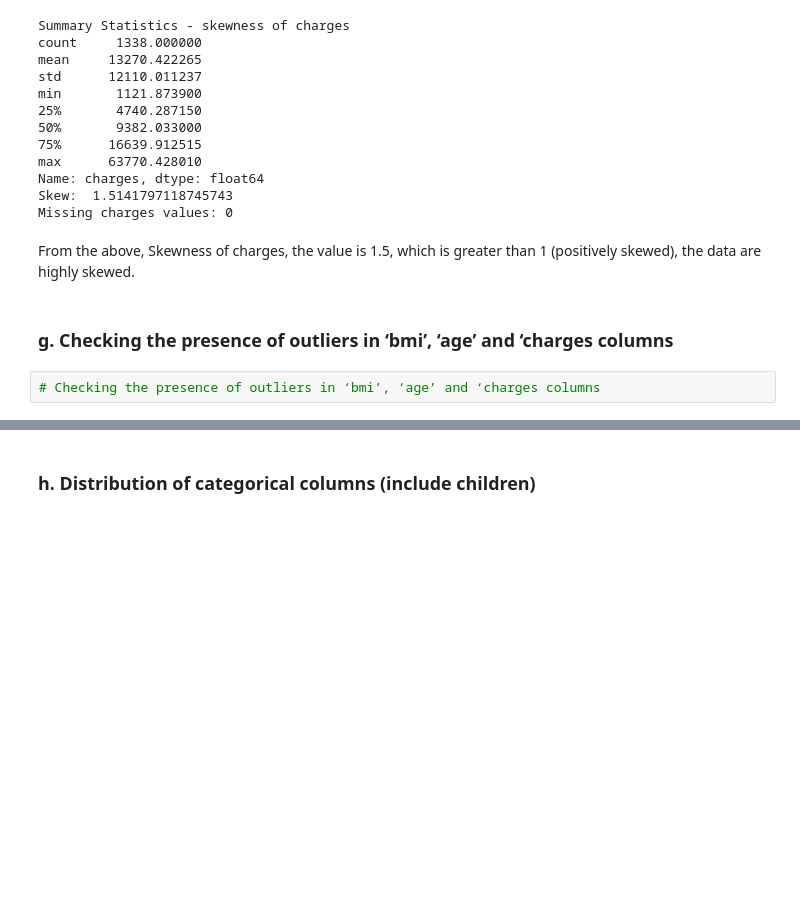
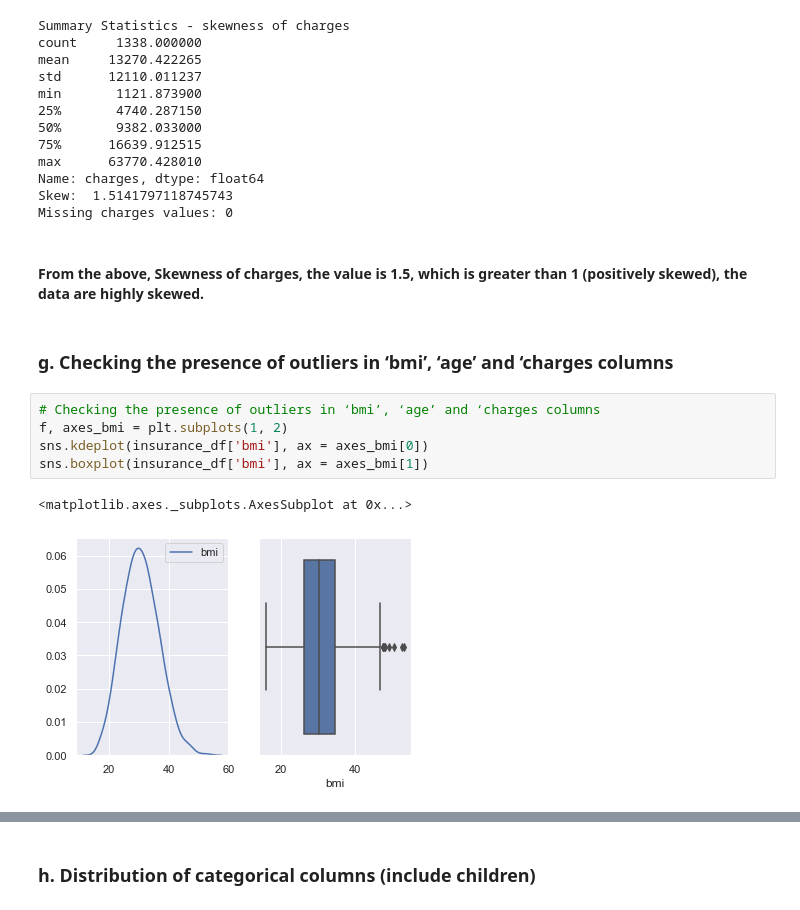
Before and after one commit to samaseniloraiot/StatisticalLearning_Insurance_Project, a Jupyter notebook: Insurance.ipynb, the cells around one changed output, grey strips where cells are left out. Drawn from its saved outputs; the diff is of its cells as text; blank space fills up the shorter version.

```diff
--- a/Insurance.ipynb
+++ b/Insurance.ipynb
@@ -453,8 +456,14 @@ Name: charges, dtype: float64
 Skew:  1.5141797118745743
 Missing charges values: 0
 # %% [markdown]
-From the above, Skewness of charges, the value is 1.5, which is greater than 1 (positively skewed), the data are highly skewed.
+#### From the above, Skewness of charges, the value is 1.5, which is greater than 1 (positively skewed), the data are highly skewed.
 # %% [markdown]
 ### g. Checking the presence of outliers in ‘bmi’, ‘age’ and ‘charges columns
 # %%
 # Checking the presence of outliers in ‘bmi’, ‘age’ and ‘charges columns
+f, axes_bmi = plt.subplots(1, 2)
+sns.kdeplot(insurance_df['bmi'], ax = axes_bmi[0])
+sns.boxplot(insurance_df['bmi'], ax = axes_bmi[1])
+# %% [output]
+<matplotlib.axes._subplots.AxesSubplot at 0x...>
+[figure, added]
```
Also changed, not shown: parts of 37 cells of this notebook.
